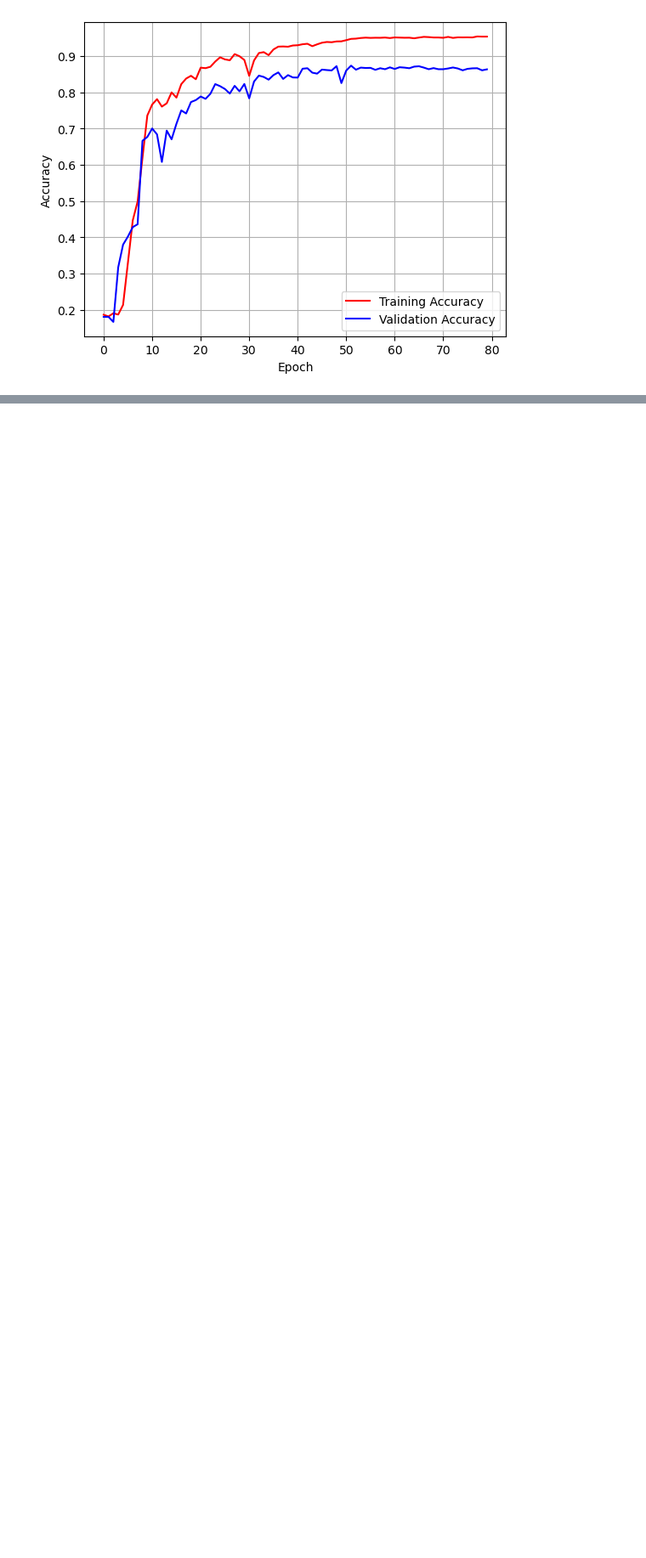
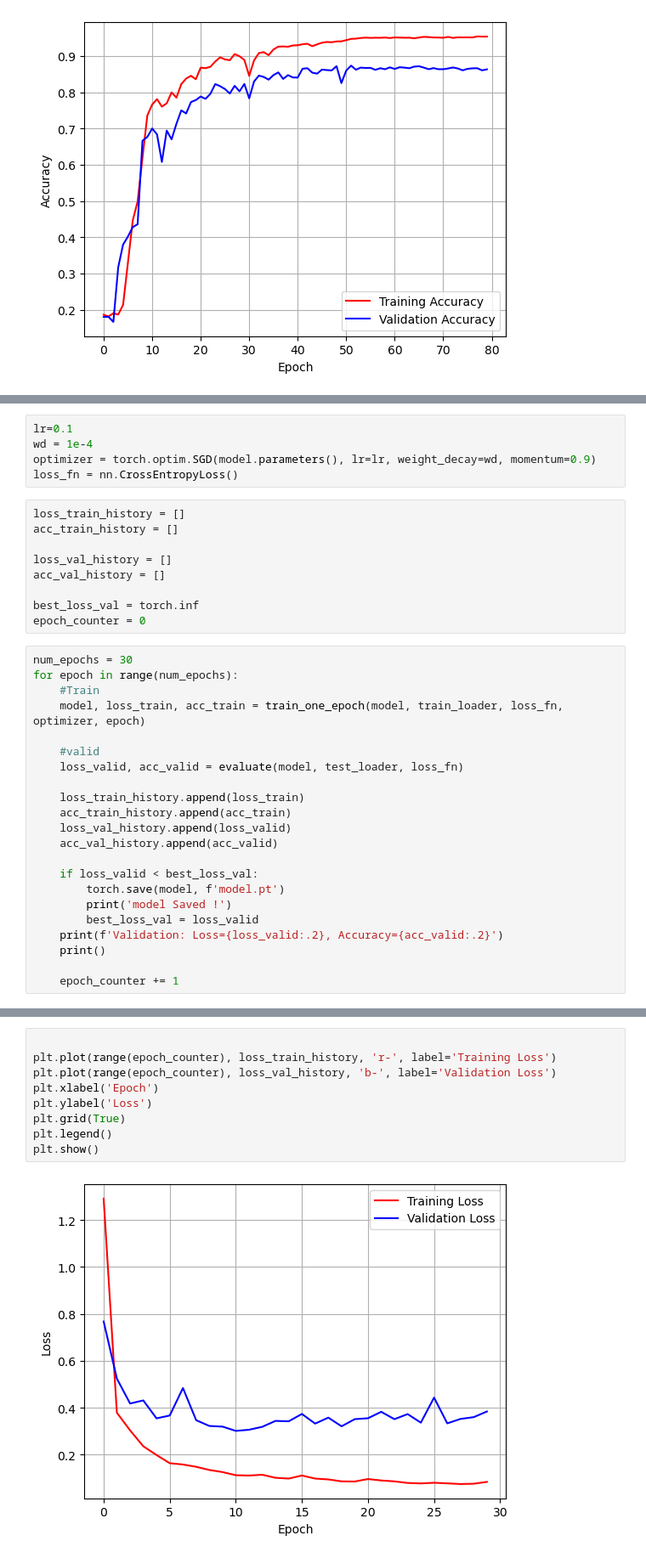
Before and after one commit to fayzi-dev/RNN-Based_Human_Activity_Recognition_using-_Time_Series_Sensor_Data, a Jupyter notebook: LSTM(Long_Short_Term_Memory).ipynb, the cells around one changed output, grey strips where cells are left out. Shown at 85% size. Drawn from its saved outputs; the diff is of its cells as text; blank space fills up the shorter version.

Commit message:
Define CNN Model on Dataset HAr

```diff
--- a/LSTM(Long_Short_Term_Memory).ipynb
+++ b/LSTM(Long_Short_Term_Memory).ipynb
@@ -422,0 +467,36 @@ plt.show()
+# %%
+lr=0.1
+wd = 1e-4
+optimizer = torch.optim.SGD(model.parameters(), lr=lr, weight_decay=wd, momentum=0.9)
+loss_fn = nn.CrossEntropyLoss()
+# %%
+loss_train_history = []
+acc_train_history = []
+
+loss_val_history = []
+acc_val_history = []
+
+best_loss_val = torch.inf
+epoch_counter = 0
+# %%
+num_epochs = 30
+for epoch in range(num_epochs):
+    #Train
+    model, loss_train, acc_train = train_one_epoch(model, train_loader, loss_fn, optimizer, epoch)
+
+    #valid
+    loss_valid, acc_valid = evaluate(model, test_loader, loss_fn)
+
+    loss_train_history.append(loss_train)
+    acc_train_history.append(acc_train)
+    loss_val_history.append(loss_valid)
+    acc_val_history.append(acc_valid)
+
+    if loss_valid < best_loss_val:
+        torch.save(model, f'model.pt')
+        print('model Saved !')
+        best_loss_val = loss_valid
+    print(f'Validation: Loss={loss_valid:.2}, Accuracy={acc_valid:.2}')
+    print()
+
+    epoch_counter += 1
@@ -422,0 +525,11 @@ plt.show()
+# %%
+
+plt.plot(range(epoch_counter), loss_train_history, 'r-', label='Training Loss')
+plt.plot(range(epoch_counter), loss_val_history, 'b-', label='Validation Loss')
+plt.xlabel('Epoch')
+plt.ylabel('Loss')
+plt.grid(True)
+plt.legend()
+plt.show()
+# %% [output]
+[figure, added]
```
Also changed, not shown: parts of 9 cells of this notebook, 1 other file.
